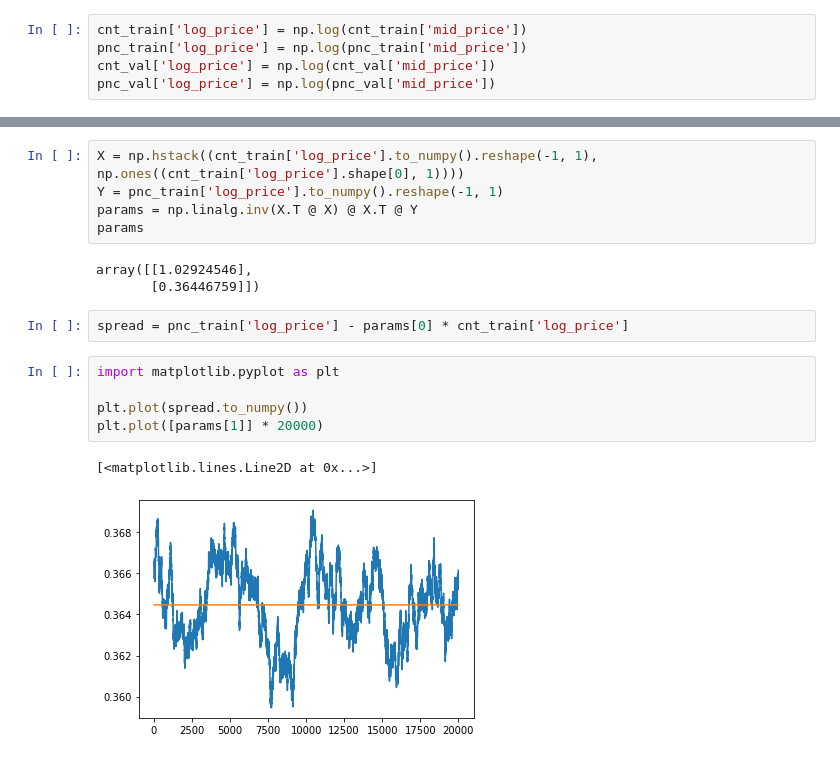
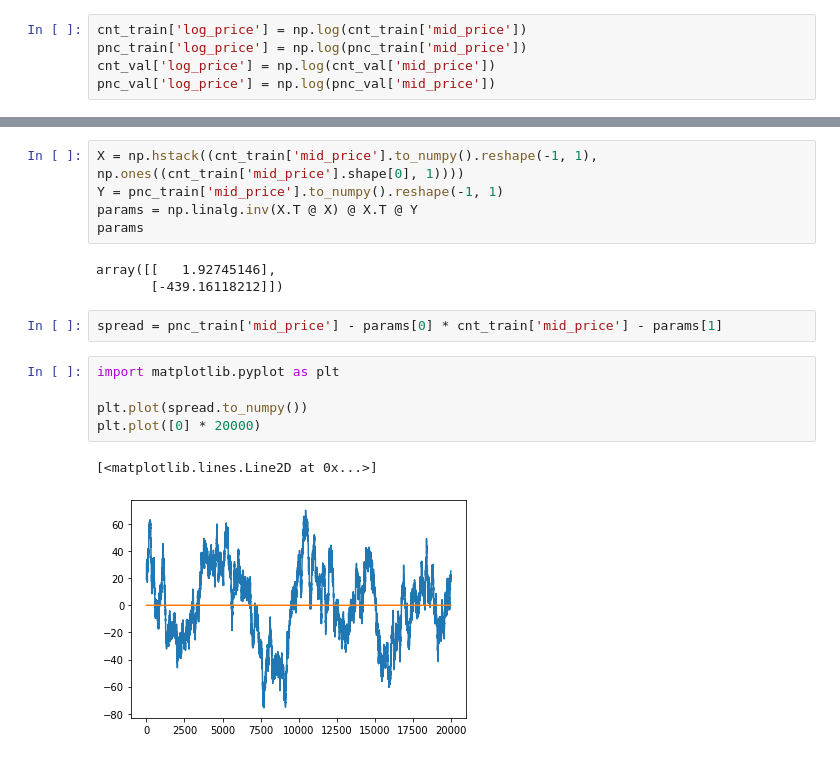
Before and after one commit to andrewchen0028/prosperity, a Jupyter notebook: pair trading.ipynb, the cells around one changed output, grey strips where cells are left out. Saved outputs shown, nothing was run; the diff lists cells and outputs as text.

```diff
--- a/pair trading.ipynb
+++ b/pair trading.ipynb
@@ -23,20 +23,20 @@ cnt_train.head()
 | 300 | -1 | COCONUTS | 7998 | 187 | NaN | NaN | NaN | NaN | ... |
 | 400 | -1 | COCONUTS | 7997 | 186 | NaN | NaN | NaN | NaN | ... |
 # %%
-X = np.hstack((cnt_train['log_price'].to_numpy().reshape(-1, 1), np.ones((cnt_train['log_price'].shape[0], 1))))
-Y = pnc_train['log_price'].to_numpy().reshape(-1, 1)
+X = np.hstack((cnt_train['mid_price'].to_numpy().reshape(-1, 1), np.ones((cnt_train['mid_price'].shape[0], 1))))
+Y = pnc_train['mid_price'].to_numpy().reshape(-1, 1)
 params = np.linalg.inv(X.T @ X) @ X.T @ Y
 params
 # %% [output]
-array([[1.02924546],
-       [0.36446759]])
+array([[   1.92745146],
+       [-439.16118212]])
 # %%
-spread = pnc_train['log_price'] - params[0] * cnt_train['log_price']
+spread = pnc_train['mid_price'] - params[0] * cnt_train['mid_price'] - params[1]
 # %%
 import matplotlib.pyplot as plt
 
 plt.plot(spread.to_numpy())
-plt.plot([params[1]] * 20000)
+plt.plot([0] * 20000)
 # %% [output]
 [<matplotlib.lines.Line2D at 0x...>]
-[figure, old version]
+[figure, new version]
```
Also changed, not shown: parts of 2 cells of this notebook, 1 other file.
